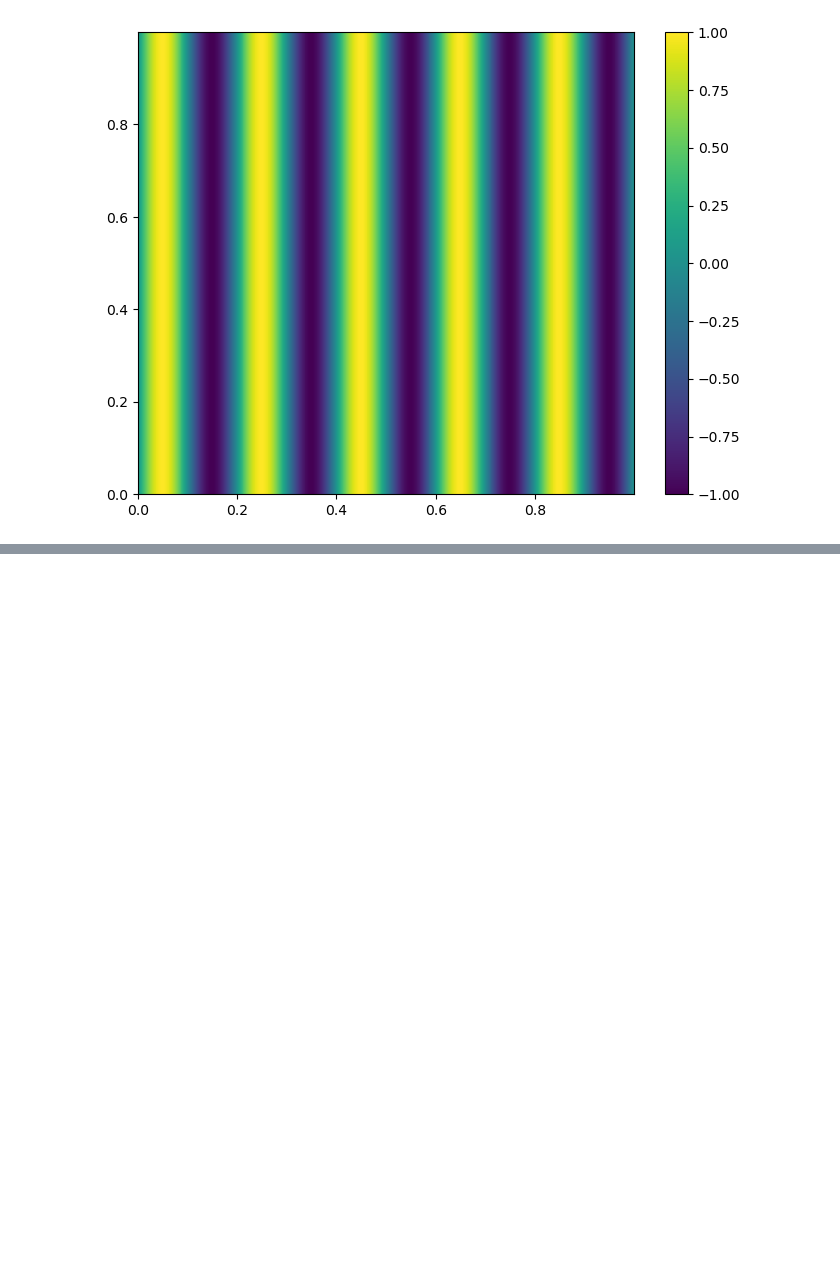
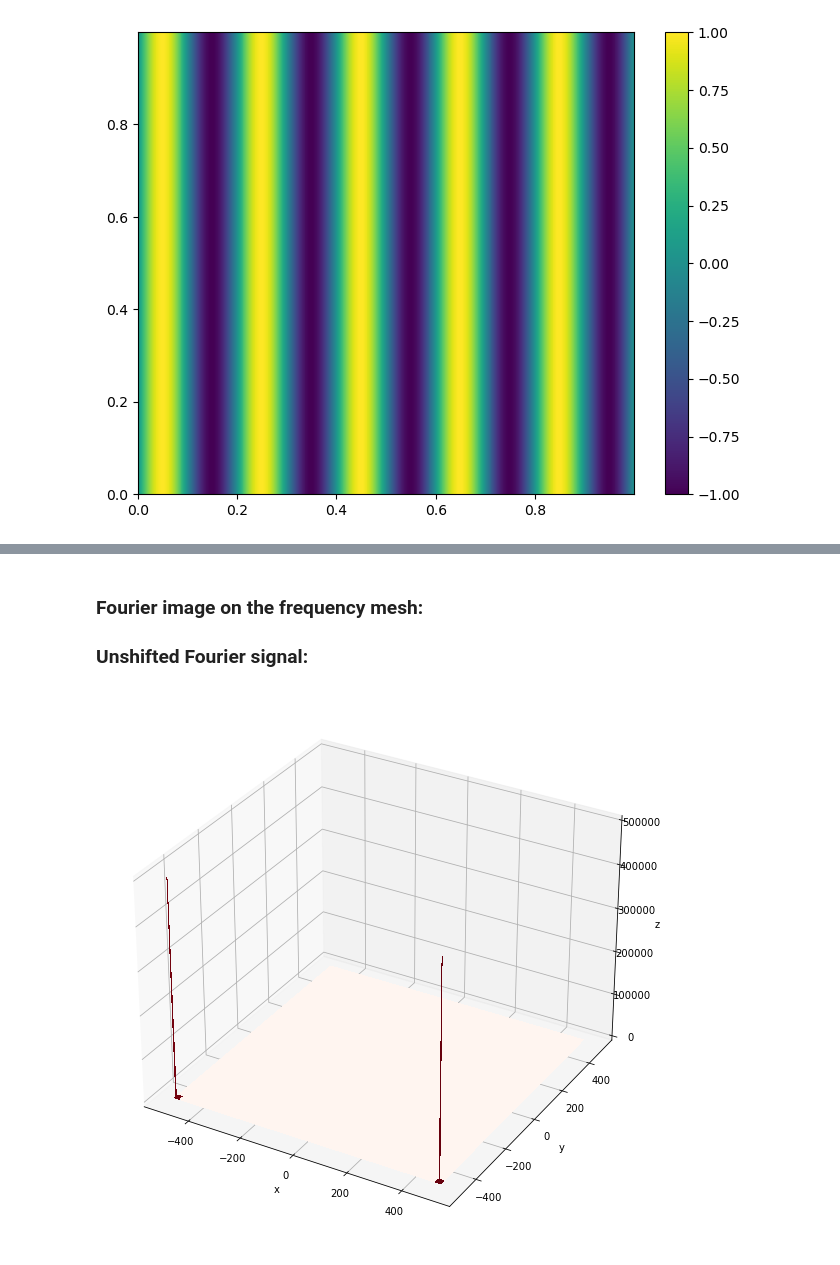
Before and after one commit to wbandabarragan/computational-physics-1, a Jupyter notebook: unit-4/406-2D-Fourier-Transform.ipynb, the cells around one changed output, grey strips where cells are left out. Cells and saved outputs as stored; diff of their text form; code cells hidden in the pictures; blank space fills up the shorter version.

```diff
--- a/unit-4/406-2D-Fourier-Transform.ipynb
+++ b/unit-4/406-2D-Fourier-Transform.ipynb
@@ -91,0 +132,29 @@ plt.show()
+# %%
+freqs_x = np.fft.fftfreq(Z_f.shape[0], d=d_spacing)
+
+freqs_y = np.fft.fftfreq(Z_f.shape[1], d=d_spacing)
+
+#print(freqs_x)
+
+# Creating mesh:
+
+freqs_X, freqs_Y = np.meshgrid(sorted(freqs_x), sorted(freqs_y))
+# %% [markdown]
+### Fourier image on the frequency mesh:
+
+### Unshifted Fourier signal:
+# %%
+# Now we do some plotting:
+fig = plt.figure(figsize = (12,10))
+
+ax = plt.axes(projection='3d')
+#ax.contour3D(X, Y, norm_fourier_Z_f, 100, cmap='viridis') # Creates 'n=10' contours at different Z to make the surface
+surf = ax.plot_surface(freqs_X, freqs_Y, norm_fourier_Z_f, cmap = "Reds", linewidth=0, antialiased=False)
+
+ax.set_xlabel('x')  # Customised labels for axes
+ax.set_ylabel('y')
+ax.set_zlabel('z')
+
+plt.show()
+# %% [output]
+[figure, added]
```
Also changed, not shown: parts of 13 cells of this notebook.
